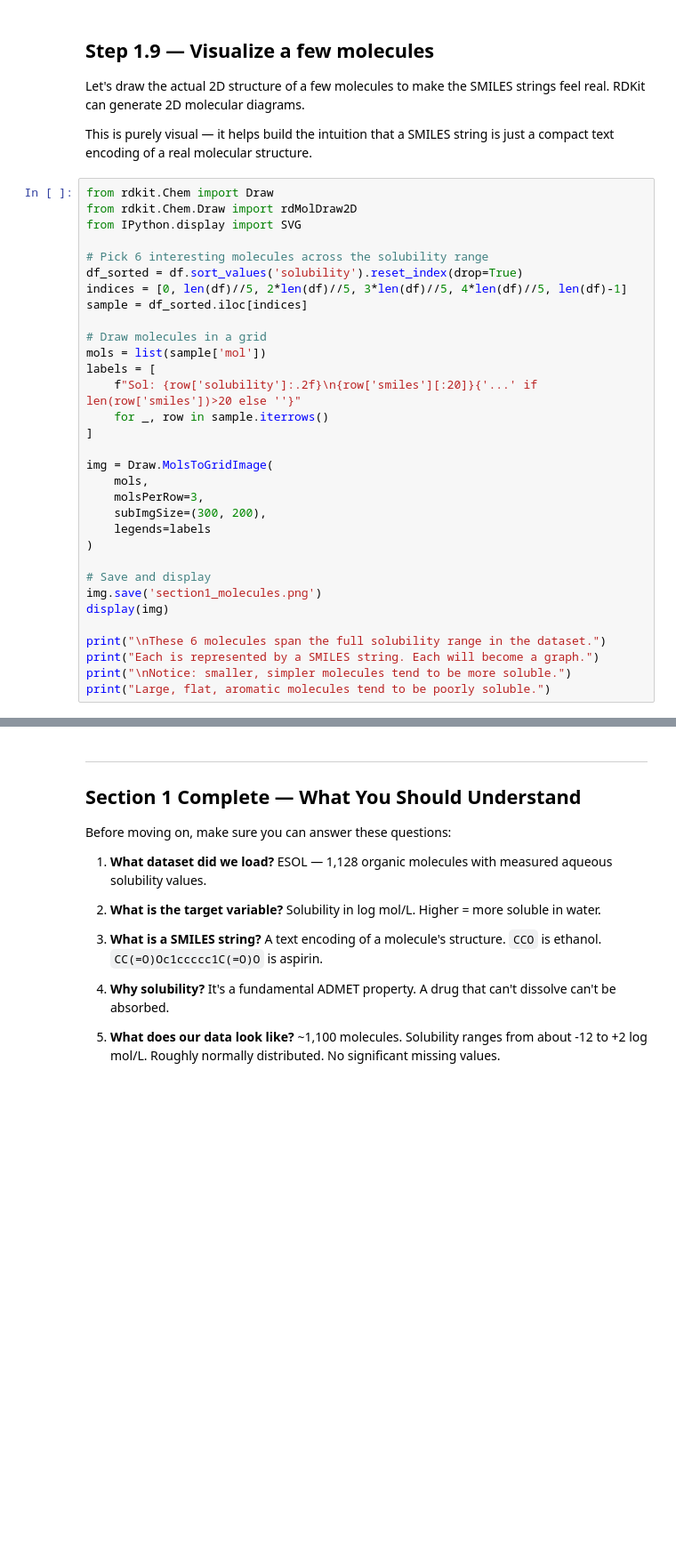
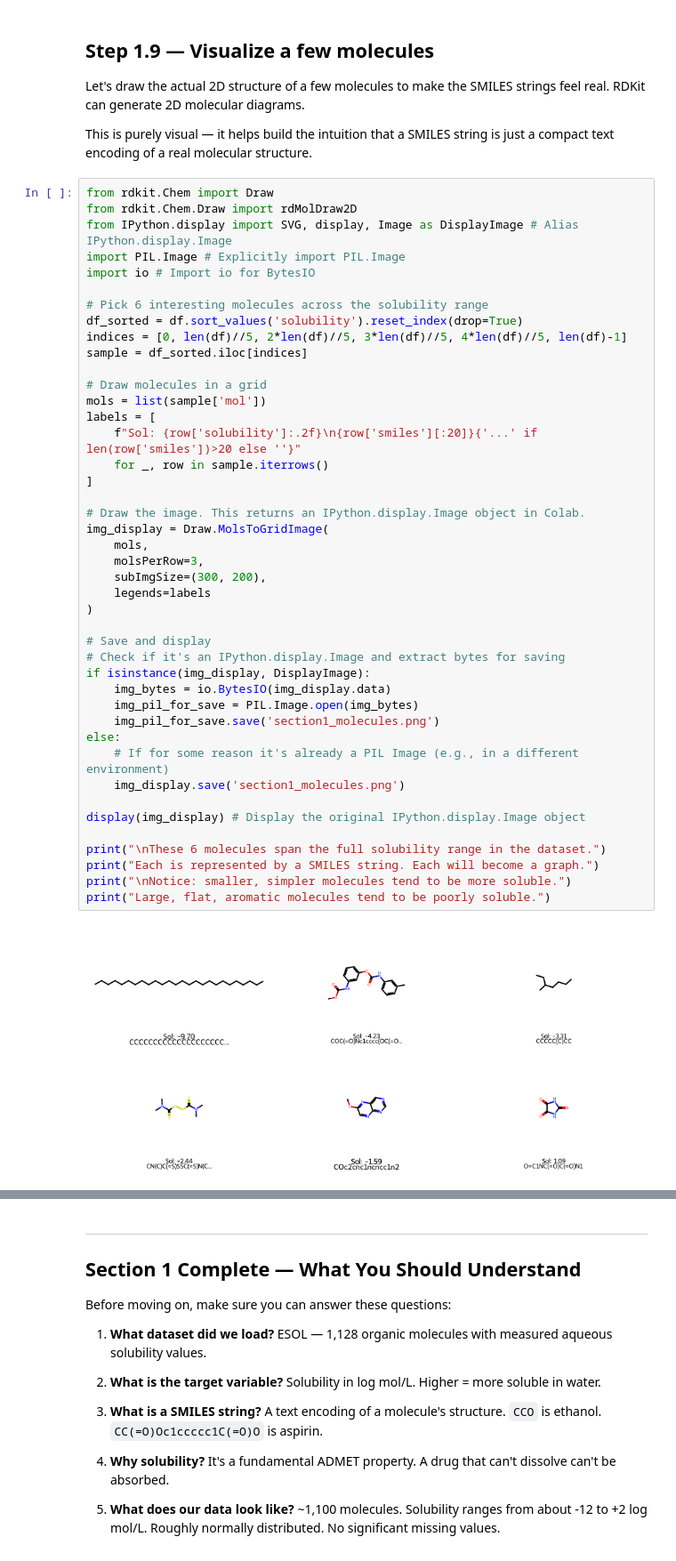
Before and after one commit to itspmenon/gnn-drug-discovery, a Jupyter notebook: gnn_drug_discovery.ipynb, the cells around one changed output, grey strips where cells are left out. Shown at 89% size. Saved outputs shown, nothing was run; the diff lists cells and outputs as text; blank space fills up the shorter version.

```diff
--- a/gnn_drug_discovery.ipynb
+++ b/gnn_drug_discovery.ipynb
@@ -547,32 +547,45 @@ This is purely visual — it helps build the intuition that a SMILES string is j
 # %%
 from rdkit.Chem import Draw
 from rdkit.Chem.Draw import rdMolDraw2D
-from IPython.display import SVG
+from IPython.display import SVG, display, Image as DisplayImage # Alias IPython.display.Image
+import PIL.Image # Explicitly import PIL.Image
+import io # Import io for BytesIO
 
 # Pick 6 interesting molecules across the solubility range
 df_sorted = df.sort_values('solubility').reset_index(drop=True)
 indices = [0, len(df)//5, 2*len(df)//5, 3*len(df)//5, 4*len(df)//5, len(df)-1]
 sample = df_sorted.iloc[indices]
 
 # Draw molecules in a grid
 mols = list(sample['mol'])
 labels = [
     f"Sol: {row['solubility']:.2f}\n{row['smiles'][:20]}{'...' if len(row['smiles'])>20 else ''}"
     for _, row in sample.iterrows()
 ]
 
-img = Draw.MolsToGridImage(
+# Draw the image. This returns an IPython.display.Image object in Colab.
+img_display = Draw.MolsToGridImage(
     mols,
     molsPerRow=3,
     subImgSize=(300, 200),
     legends=labels
 )
 
 # Save and display
-img.save('section1_molecules.png')
-display(img)
+# Check if it's an IPython.display.Image and extract bytes for saving
+if isinstance(img_display, DisplayImage):
+    img_bytes = io.BytesIO(img_display.data)
+    img_pil_for_save = PIL.Image.open(img_bytes)
+    img_pil_for_save.save('section1_molecules.png')
+else:
+    # If for some reason it's already a PIL Image (e.g., in a different environment)
+    img_display.save('section1_molecules.png')
+
+display(img_display) # Display the original IPython.display.Image object
 
 print("\nThese 6 molecules span the full solubility range in the dataset.")
 print("Each is represented by a SMILES string. Each will become a graph.")
 print("\nNotice: smaller, simpler molecules tend to be more soluble.")
 print("Large, flat, aromatic molecules tend to be poorly soluble.")
+# %% [output]
+[figure, added]
```
Also changed, not shown: parts of 1 cell of this notebook.
